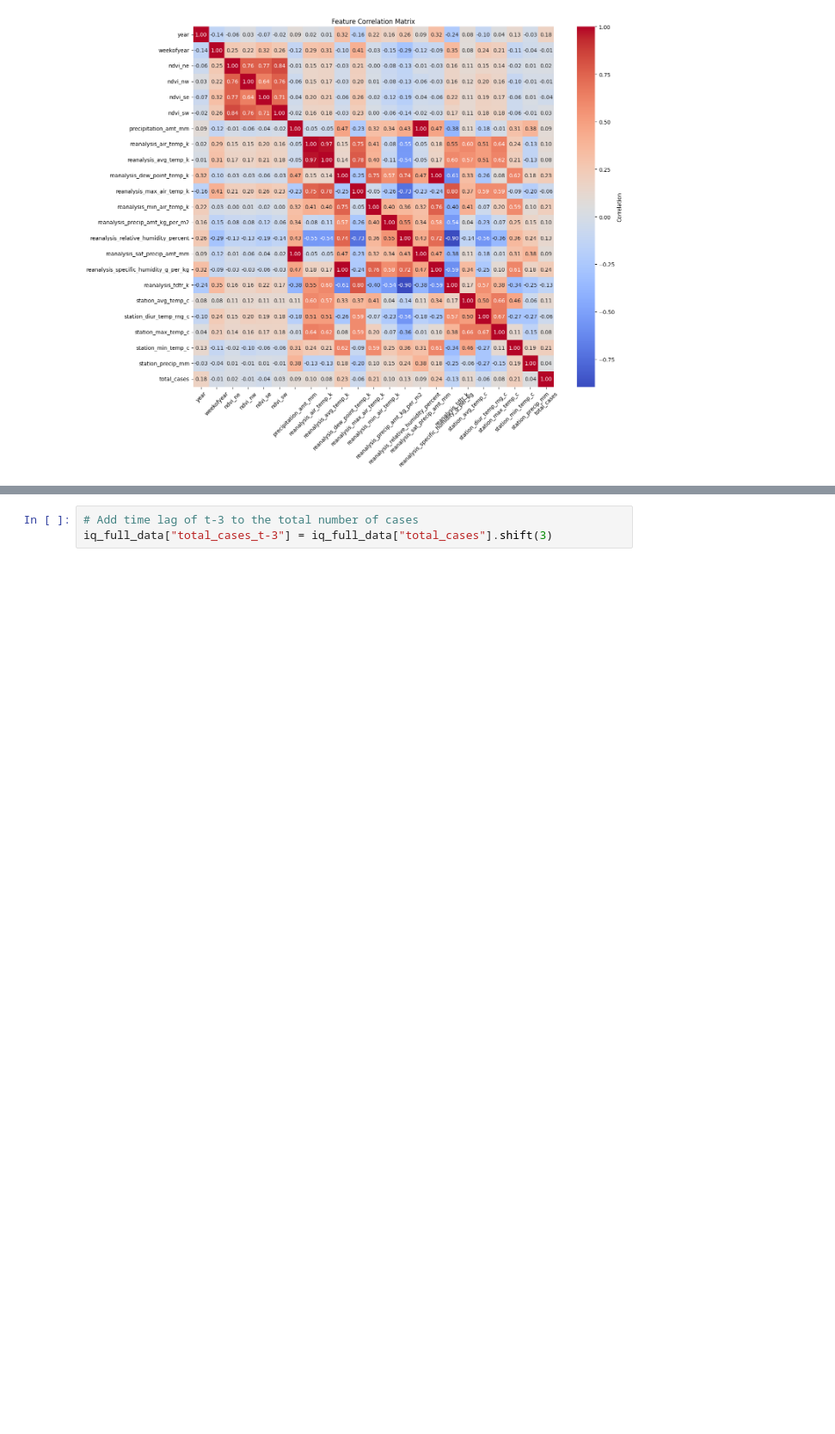
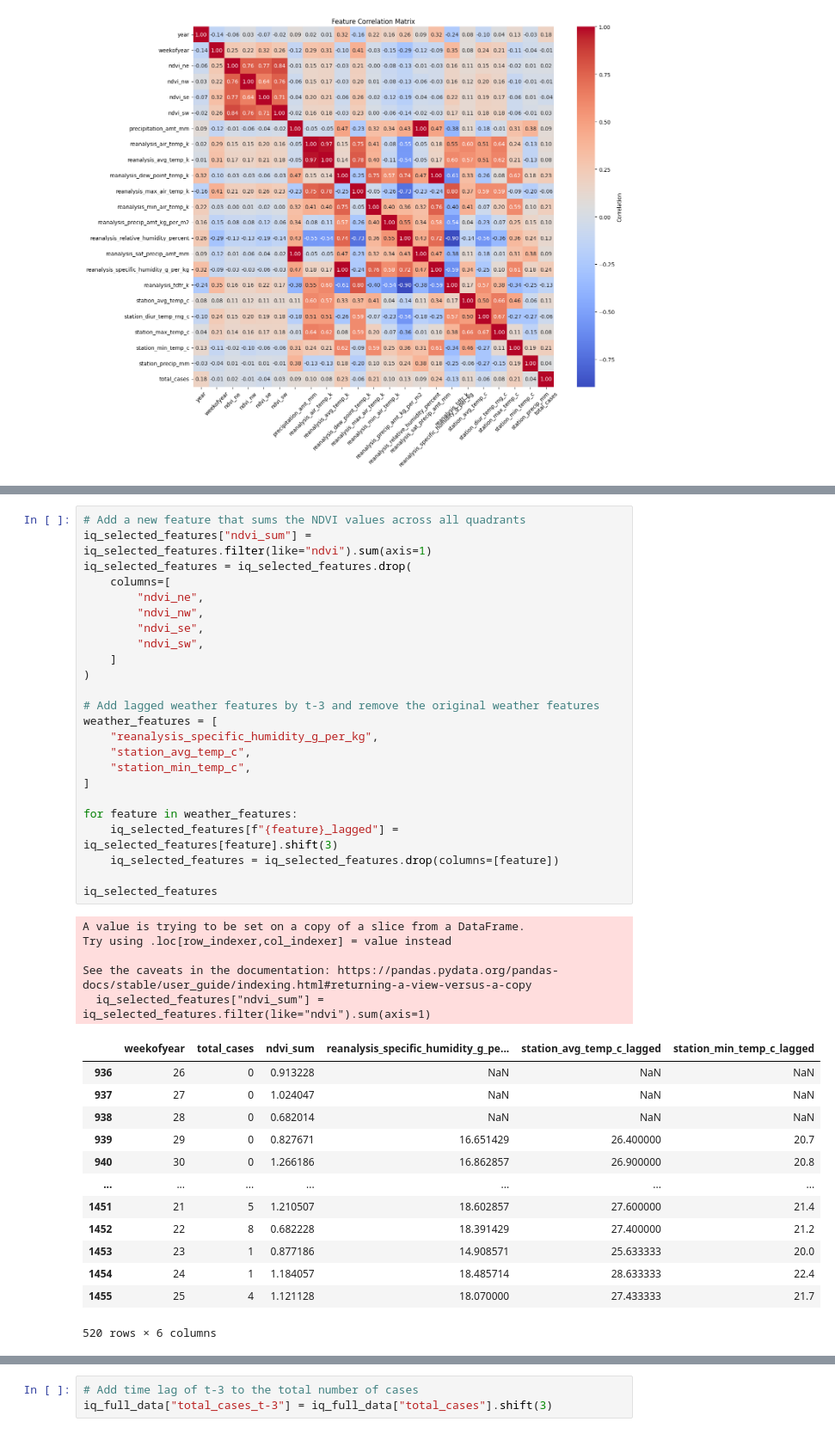
Before and after one commit to SalmanFarizN/DengAI, a Jupyter notebook: notebooks/salman_dat_explore.ipynb, the cells around one changed output, grey strips where cells are left out. Shown at 86% size. Saved outputs shown, nothing was run; the diff lists cells and outputs as text; blank space fills up the shorter version.

```diff
--- a/notebooks/salman_dat_explore.ipynb
+++ b/notebooks/salman_dat_explore.ipynb
@@ -110,0 +154,43 @@ plt.show()
+# %%
+# Add a new feature that sums the NDVI values across all quadrants
+iq_selected_features["ndvi_sum"] = iq_selected_features.filter(like="ndvi").sum(axis=1)
+iq_selected_features = iq_selected_features.drop(
+    columns=[
+        "ndvi_ne",
+        "ndvi_nw",
+        "ndvi_se",
+        "ndvi_sw",
+    ]
+)
+
+# Add lagged weather features by t-3 and remove the original weather features
+weather_features = [
+    "reanalysis_specific_humidity_g_per_kg",
+    "station_avg_temp_c",
+    "station_min_temp_c",
+]
+
+for feature in weather_features:
+    iq_selected_features[f"{feature}_lagged"] = iq_selected_features[feature].shift(3)
+    iq_selected_features = iq_selected_features.drop(columns=[feature])
+
+iq_selected_features
+# %% [output]
+A value is trying to be set on a copy of a slice from a DataFrame.
+Try using .loc[row_indexer,col_indexer] = value instead
+
+See the caveats in the documentation: https://pandas.pydata.org/pandas-docs/stable/user_guide/indexing.html#returning-a-view-versus-a-copy
+  iq_selected_features["ndvi_sum"] = iq_selected_features.filter(like="ndvi").sum(axis=1)
+|  | weekofyear | total_cases | ndvi_sum | reanalysis_specific_humidity_g_pe... | station_avg_temp_c_lagged | station_min_temp_c_lagged |
+| 936 | 26 | 0 | 0.913228 | NaN | NaN | NaN |
+| 937 | 27 | 0 | 1.024047 | NaN | NaN | NaN |
+| 938 | 28 | 0 | 0.682014 | NaN | NaN | NaN |
+| 939 | 29 | 0 | 0.827671 | 16.651429 | 26.400000 | 20.7 |
+| 940 | 30 | 0 | 1.266186 | 16.862857 | 26.900000 | 20.8 |
+| ... | ... | ... | ... | ... | ... | ... |
+| 1451 | 21 | 5 | 1.210507 | 18.602857 | 27.600000 | 21.4 |
+| 1452 | 22 | 8 | 0.682228 | 18.391429 | 27.400000 | 21.2 |
+| 1453 | 23 | 1 | 0.877186 | 14.908571 | 25.633333 | 20.0 |
+| 1454 | 24 | 1 | 1.184057 | 18.485714 | 28.633333 | 22.4 |
+| 1455 | 25 | 4 | 1.121128 | 18.070000 | 27.433333 | 21.7 |
+520 rows × 6 columns
```
Also changed, not shown: parts of 6 cells of this notebook.
